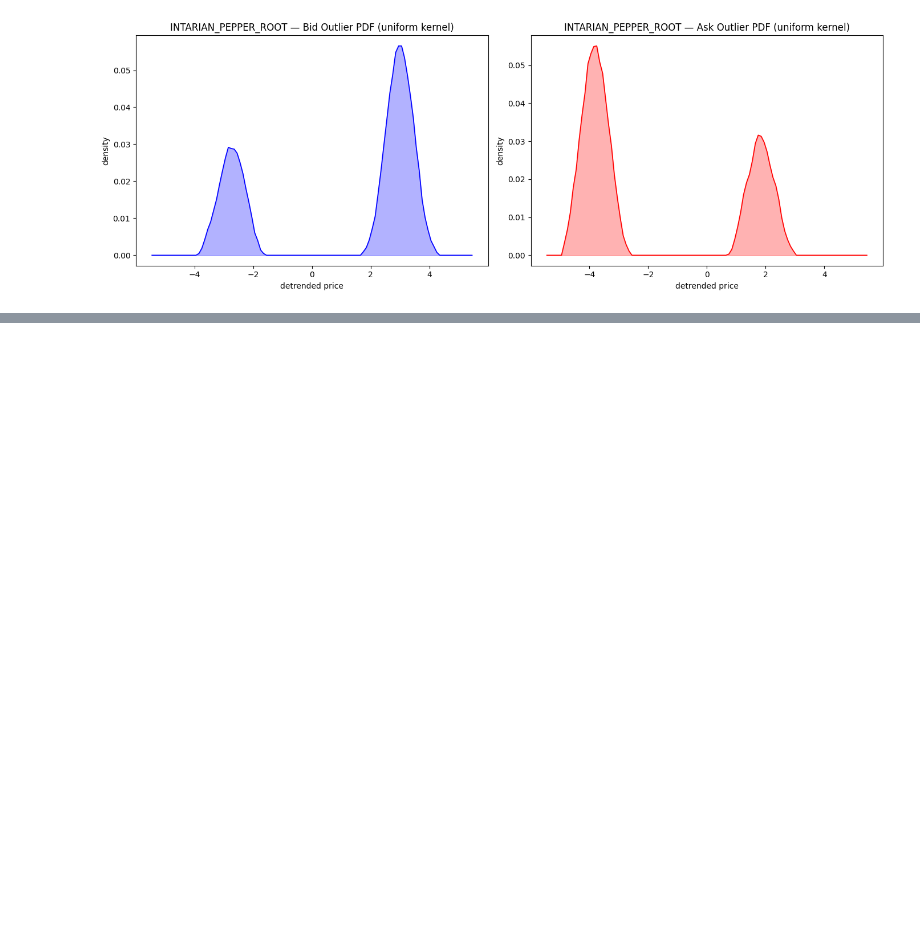
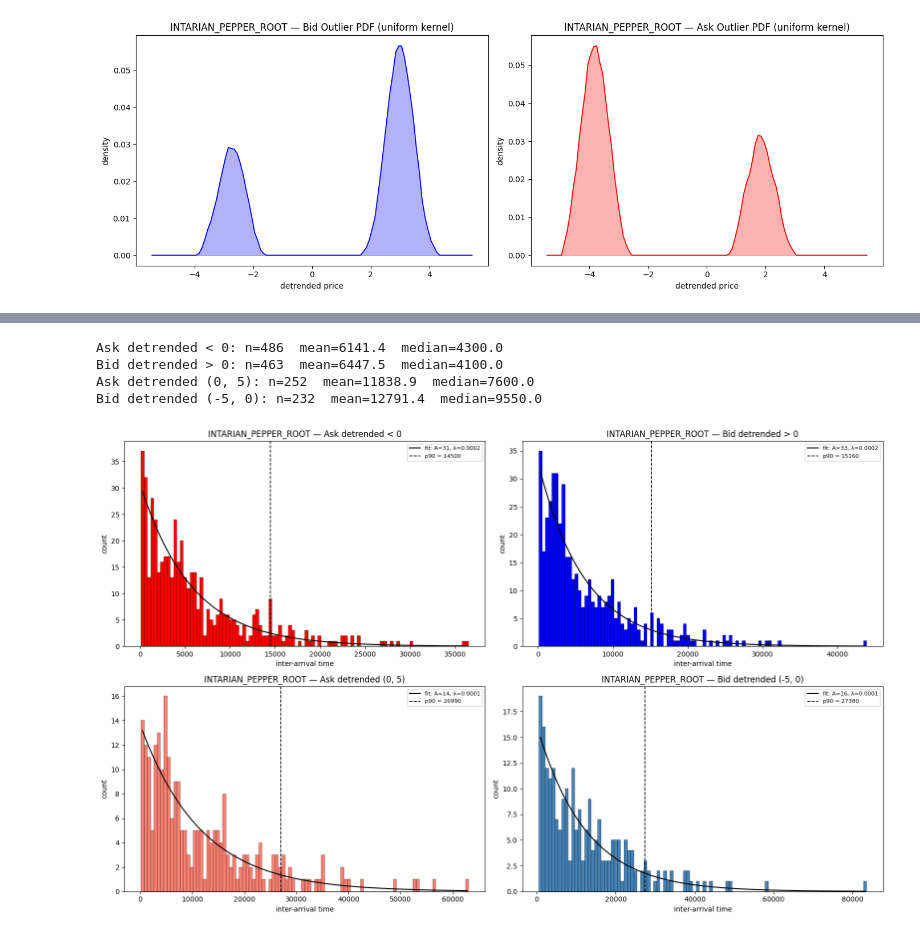
Before and after one commit to Mantech-co/PROSPERITY4, a Jupyter notebook: analysis/intarian_root_analysis.ipynb, the cells around one changed output, grey strips where cells are left out. Cells and saved outputs as stored; diff of their text form; code cells hidden in the pictures; blank space fills up the shorter version.

```diff
--- a/analysis/intarian_root_analysis.ipynb
+++ b/analysis/intarian_root_analysis.ipynb
@@ -318,0 +381,50 @@ plt.show()
+# %%
+# Inter-arrival distributions: 4 groups with exponential fit
+def ia_times(ob, lo, hi):
+    sub = ob[(ob['detrended'] > lo) & (ob['detrended'] < hi)].sort_values('global_ts')
+    diffs = np.diff(sub['global_ts'].values)
+    return diffs[diffs > 0]
+
+def exp_decay(x, A, lam):
+    return A * np.exp(-lam * x)
+
+groups = [
+    (ask_ob, -np.inf, 0,   'Ask detrended < 0',    'red'),
+    (bid_ob, 0,  np.inf,   'Bid detrended > 0',    'blue'),
+    (ask_ob, 0,  5,        'Ask detrended (0, 5)', 'salmon'),
+    (bid_ob, -5, 0,        'Bid detrended (-5, 0)','steelblue'),
+]
+
+fig, axes = plt.subplots(2, 2, figsize=(16, 10))
+for ax, (ob, lo, hi, label, color) in zip(axes.flat, groups):
+    ia = ia_times(ob, lo, hi)
+    print(f'{label}: n={len(ia)}  mean={ia.mean():.1f}  median={np.median(ia):.1f}')
+
+    counts, bin_edges = np.histogram(ia, bins=100)
+    bin_centers = (bin_edges[:-1] + bin_edges[1:]) / 2
+
+    ax.bar(bin_centers, counts, width=bin_edges[1]-bin_edges[0], color=color, edgecolor='black', linewidth=0.3)
+
+    try:
+        popt, _ = curve_fit(exp_decay, bin_centers, counts, p0=[counts[0], 1 / ia.mean()], maxfev=5000)
+        x_fit = np.linspace(bin_centers[0], bin_centers[-1], 500)
+        ax.plot(x_fit, exp_decay(x_fit, *popt), color='black', linewidth=1.5,
+                label=f'fit: A={popt[0]:.0f}, λ={popt[1]:.4f}')
+    except RuntimeError:
+        print(f'{label}: curve_fit failed')
+
+    p90 = np.percentile(ia, 90)
+    ax.axvline(p90, color='black', linewidth=1.2, linestyle='--', label=f'p90 = {p90:.0f}')
+    ax.set_xlabel('inter-arrival time')
+    ax.set_ylabel('count')
+    ax.set_title(f'{PRODUCT} — {label}')
+    ax.legend(fontsize=8)
+
+plt.tight_layout()
+plt.show()
+# %% [output]
+Ask detrended < 0: n=486  mean=6141.4  median=4300.0
+Bid detrended > 0: n=463  mean=6447.5  median=4100.0
+Ask detrended (0, 5): n=252  mean=11838.9  median=7600.0
+Bid detrended (-5, 0): n=232  mean=12791.4  median=9550.0
+[figure, added]
```
Also changed, not shown: parts of 4 cells of this notebook.
